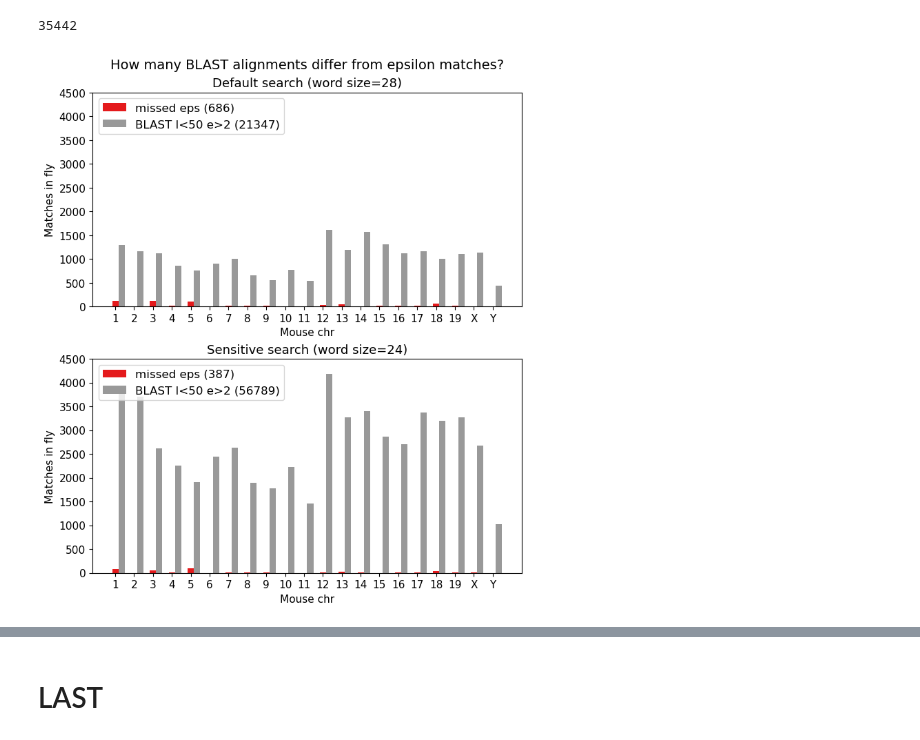
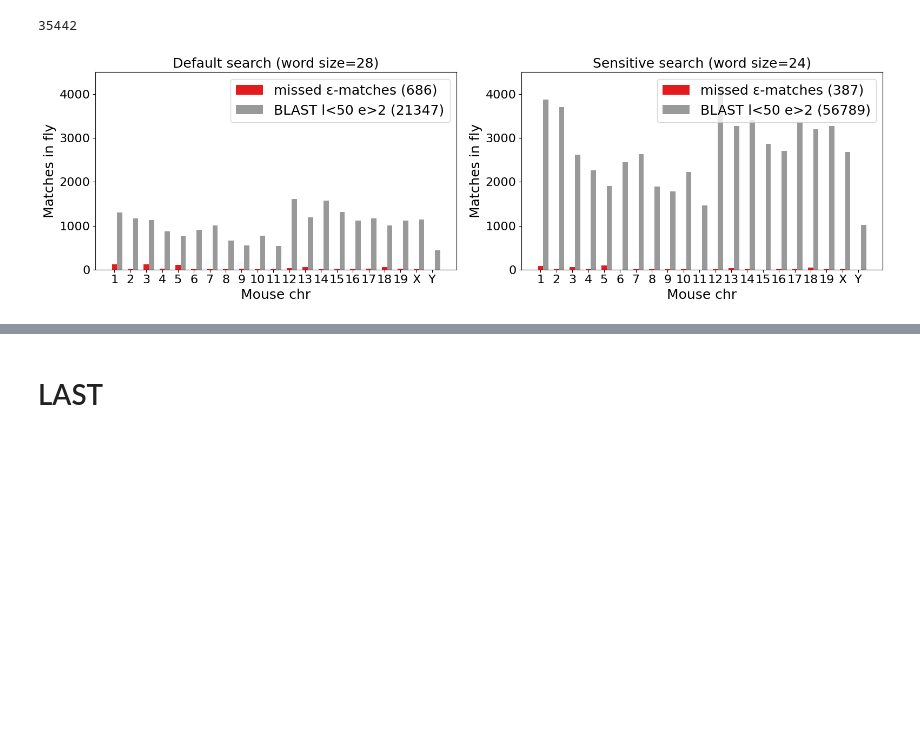
Before and after one commit to eaasna/DREAM-stellar-benchmark, a Jupyter notebook: work-python/missed-matches/What is missed.ipynb, the cells around one changed output, grey strips where cells are left out. Saved outputs shown, nothing was run; the diff lists cells and outputs as text; code cells hidden in the pictures; blank space fills up the shorter version.

Commit message:
Fix font size in plots

```diff
--- a/work-python/missed-matches/What is missed.ipynb
+++ b/work-python/missed-matches/What is missed.ipynb
@@ -3,19 +3,19 @@ import pandas as pd
 import numpy as np
 import matplotlib.pyplot as plt
 # %%
-XXSMALL_SIZE = 11
+XXSMALL_SIZE = 10
 XSMALL_SIZE = 12
-SMALL_SIZE = 13
-MEDIUM_SIZE = 14
-BIGGER_SIZE = 18
+SMALL_SIZE = 16
+MEDIUM_SIZE = 18
+BIGGER_SIZE = 20
 
 plt.rc('font', size=SMALL_SIZE)          # controls default text sizes
-plt.rc('axes', titlesize=SMALL_SIZE)     # fontsize of the axes title
-plt.rc('axes', labelsize=XXSMALL_SIZE)    # fontsize of the x and y labels
-plt.rc('xtick', labelsize=XXSMALL_SIZE)    # fontsize of the tick labels
-plt.rc('ytick', labelsize=XXSMALL_SIZE)    # fontsize of the tick labels
-plt.rc('legend', fontsize=XSMALL_SIZE)    # legend fontsize
-plt.rc('figure', titlesize=BIGGER_SIZE)  # fontsize of the figure title
+plt.rc('axes', titlesize=MEDIUM_SIZE)     # fontsize of the axes title
+plt.rc('axes', labelsize=MEDIUM_SIZE)    # fontsize of the x and y labels
+plt.rc('xtick', labelsize=SMALL_SIZE)    # fontsize of the tick labels
+plt.rc('ytick', labelsize=SMALL_SIZE)    # fontsize of the tick labels
+plt.rc('legend', fontsize=MEDIUM_SIZE)    # legend fontsize
+plt.rc('figure', titlesize=MEDIUM_SIZE)  # fontsize of the figure title
 
 CB_color_cycle = ['#377eb8', '#ff7f00', '#4daf4a',
                   '#f781bf', '#a65628', '#984ea3',
@@ -144,7 +144,7 @@ def set_ax_plot(ax, df, tool, typename):
 
     counts = df["counts_fn"].values
     offset = width * multiplier
-    rects = ax.bar(x + offset, counts, width, label="missed eps (" + str(sum(df["counts_fn"].values)) + ")" , color = CB_color_cycle[7])
+    rects = ax.bar(x + offset, counts, width, label="missed ε-matches (" + str(sum(df["counts_fn"].values)) + ")" , color = CB_color_cycle[7])
     #ax.bar_label(rects, padding=3)
     multiplier += 1
 
@@ -159,4 +159,4 @@ def set_ax_plot(ax, df, tool, typename):
     ax.set_xticks(x + width, [str(x) for x in chromosomes])
     ax.set_xlabel("Mouse chr")
     ax.set_ylabel("Matches in fly")
-    ax.legend(loc='upper left', ncols=1)
+    ax.legend(loc='upper right', ncols=1)
@@ -183,23 +232,24 @@ np.sum(df["counts_fp"])
 # %% [output]
 35442
 # %%
-fig, (ax1, ax2) = plt.subplots(2, layout='constrained')
-fig.set_figheight(8)
-fig.set_figwidth(7)
-fig.suptitle('How many BLAST alignments differ from epsilon matches?', fontsize=MEDIUM_SIZE, x = 0.55)
+fig, (ax1, ax2) = plt.subplots(1, 2, layout='constrained')
+fig.set_figheight(5)
+fig.set_figwidth(16)
+#fig.suptitle('How many BLAST alignments differ from ε(50, 2)-matches?', fontsize=BIGGER_SIZE)
 
 in_dir="k28_blast_vs_stellar_l50_e2"
 df = get_count_df(in_dir)
 set_ax_plot(ax1, df, "BLAST", "Default search (word size=28)")
 ax1.set_ylim(0, 4500)
 
 in_dir="k24_blast_vs_stellar_l50_e2"
 df = get_count_df(in_dir)
 set_ax_plot(ax2, df, "BLAST", "Sensitive search (word size=24)")
 ax2.set_ylim(0, 4500)
 
+fig.tight_layout()
 plt.savefig('blast_mouse_search.svg', dpi = 500)
 plt.show()
 # %% [output]
-[figure, old version]
+[figure, new version]
 # %%
```
Also changed, not shown: parts of 5 cells of this notebook, 10 other files.
